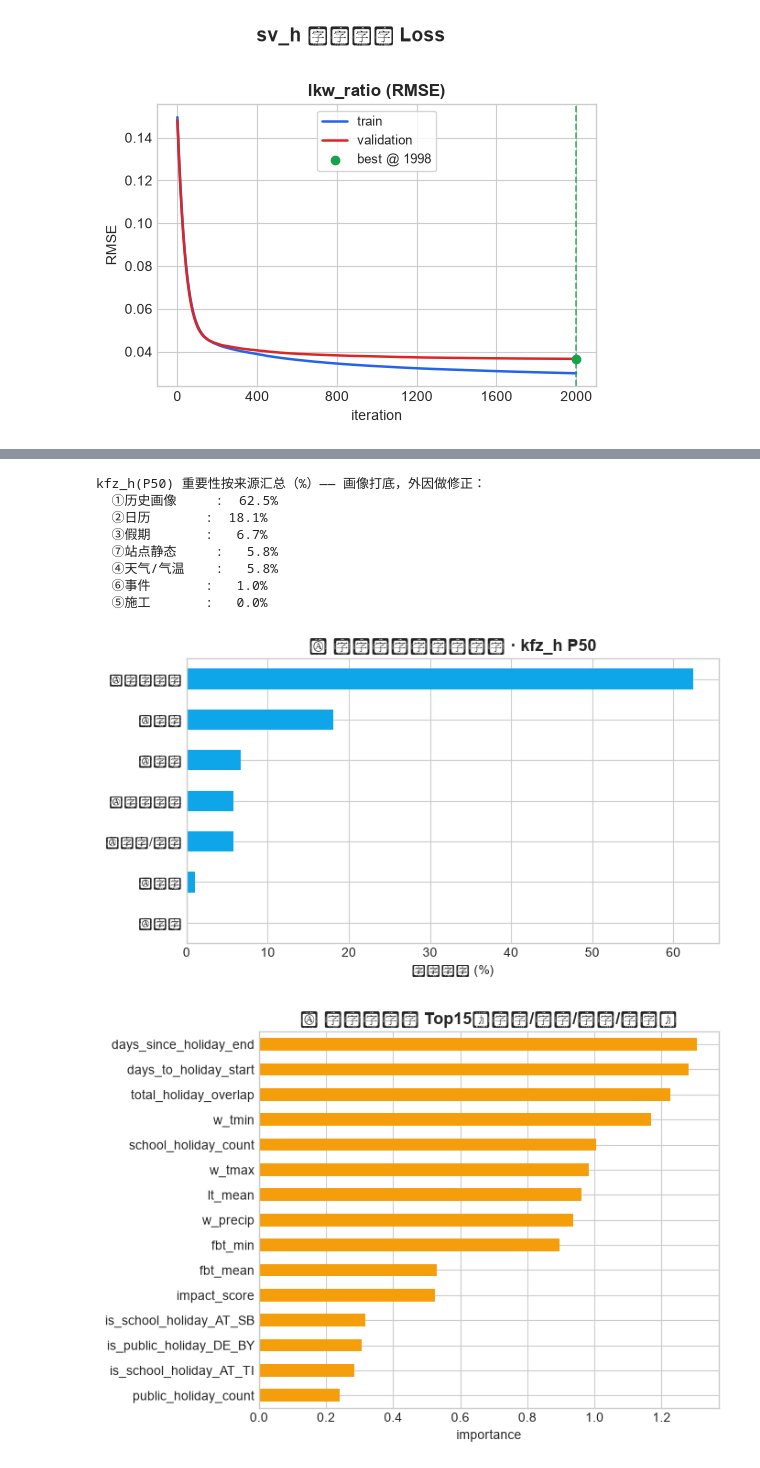
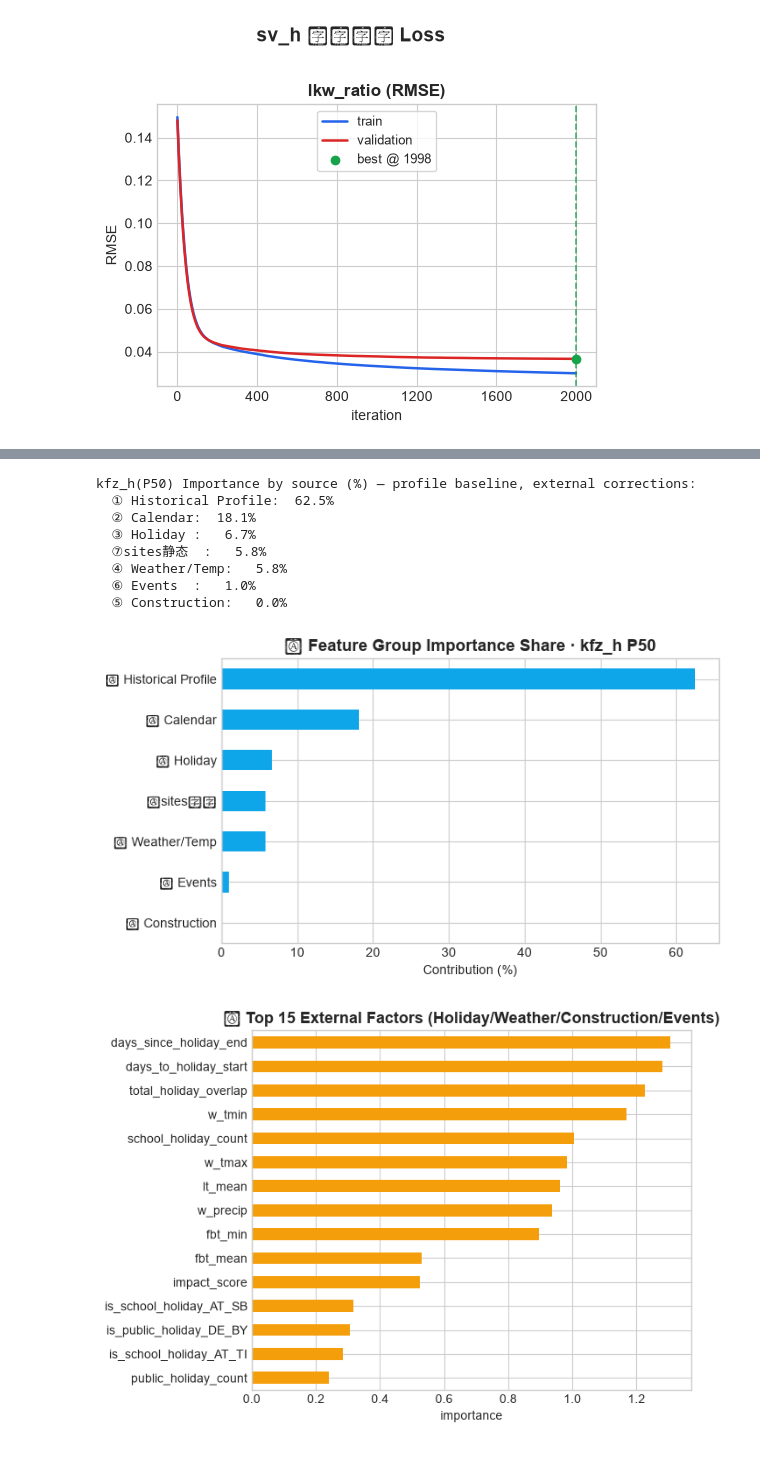
Before and after one commit to ForeverTTT/Autobahn-hackathon, a Jupyter notebook: model/model_notebook.ipynb, the cells around one changed output, grey strips where cells are left out. Cells and saved outputs as stored; diff of their text form; code cells hidden in the pictures.

Commit message:
update catboost model. fix bugs and update relevant docs.

```diff
--- a/model/model_notebook.ipynb
+++ b/model/model_notebook.ipynb
@@ -371,6 +389,6 @@ DATA_DIR  : /Users/huang/Desktop/codenew/autobahn/Autobahn-hackathon/data_autoba
 # %%
 def read_semicolon(path: Path) -> pd.DataFrame:
-    """读取分号分隔表，跳过第 2 行中文说明。"""
+    """读取分号分隔表，跳过第 2 rows中文说明。"""
     return pd.read_csv(path, sep=";", skiprows=[1], dtype=str, keep_default_na=True)
 
 
@@ -382,7 +400,7 @@ def to_num(series: pd.Series) -> pd.Series:
     )
 
 
-# ---------- 2.1 主表：小时交通流量 ----------
+# ---------- 2.1 主表：hours交通流量 ----------
 traffic = read_semicolon(FILES["traffic"])
 for c in ["bab_km", "longitude", "latitude", "kfz_h", "sv_h", "v_kfz"]:
     traffic[c] = to_num(traffic[c])
@@ -403,8 +421,8 @@ traffic.loc[traffic["sv_h"] < 0, "sv_h"] = np.nan
 # v_kfz 仅在 kfz_h>0 时有效
 traffic.loc[(traffic["kfz_h"].isna()) | (traffic["kfz_h"] <= 0), "v_kfz"] = np.nan
 
-print("主表行数:", len(traffic))
-print("站点数  :", traffic["site_id"].nunique(), "->", sorted(traffic["site_id"].unique()))
-print("时间范围:", traffic["ts"].min(), "~", traffic["ts"].max())
+print("Traffic table rows:", len(traffic))
+print("Sites:", traffic["site_id"].nunique(), "->", sorted(traffic["site_id"].unique()))
+print("Time range:", traffic["ts"].min(), "~", traffic["ts"].max())
 traffic[["site_id", "ts", "hour", "weekday", "tagestyp", "kfz_h", "sv_h", "v_kfz"]].head()
 # %% [output]
@@ -761,10 +779,10 @@ PROF_V = ["prof_v_shd", "prof_v_p85", "prof_v_sht"]  # v2: +sht
 COND = HOLIDAY + HOLIDAY_CAT + WEATHER + WEATHER_CAT + TEMP + CONSTRUCTION + EVENTS
 CAT_FEATURES = STATIC_CAT + HOLIDAY_CAT + WEATHER_CAT
 
-# 各目标的特征集合
+# 各target的特征集合
 FEATURES_KFZ = CALENDAR + STATIC_NUM + STATIC_CAT + PROF_KFZ + COND
 FEATURES_LKW = CALENDAR + STATIC_NUM + STATIC_CAT + PROF_KFZ + PROF_LKW + COND
-FEATURES_SPD = CALENDAR + STATIC_NUM + STATIC_CAT + PROF_KFZ + PROF_V + COND
+FEATURES_SPD = CALENDAR + STATIC_NUM + STATIC_CAT + PROF_KFZ + PROF_V + COND + ["kfz_p50_pred"]  # G3: speed model sees flow prediction
 
 
 def make_pool(df, features, target, weight=None):
@@ -777,5 +795,5 @@ def make_pool(df, features, target, weight=None):
     return Pool(X, label=y, cat_features=cats, weight=w)
 
 
-print("kfz 特征数:", len(FEATURES_KFZ), "| 类别特征:", [c for c in CAT_FEATURES if c in FEATURES_KFZ])
+print("kfz 特征数:", len(FEATURES_KFZ), "| categorical features:", [c for c in CAT_FEATURES if c in FEATURES_KFZ])
 # %% [output]
@@ -1829,28 +1879,28 @@ from catboost import Pool
 
 # ---- 7.1 全局特征重要性：画像 vs conditional，按来源分组 ----
 _FI_GROUP = {
-    **{c: "①历史画像" for c in PROF_KFZ + PROF_LKW + PROF_V},
-    **{c: "②日历" for c in CALENDAR},
-    **{c: "③假期" for c in HOLIDAY + HOLIDAY_CAT},
-    **{c: "④天气/气温" for c in WEATHER + WEATHER_CAT + TEMP},
-    **{c: "⑤施工" for c in CONSTRUCTION},
-    **{c: "⑥事件" for c in EVENTS},
-    **{c: "⑦站点静态" for c in STATIC_NUM + STATIC_CAT},
+    **{c: "① Historical Profile" for c in PROF_KFZ + PROF_LKW + PROF_V},
+    **{c: "② Calendar" for c in CALENDAR},
+    **{c: "③ Holiday" for c in HOLIDAY + HOLIDAY_CAT},
+    **{c: "④ Weather/Temp" for c in WEATHER + WEATHER_CAT + TEMP},
+    **{c: "⑤ Construction" for c in CONSTRUCTION},
+    **{c: "⑥ Events" for c in EVENTS},
+    **{c: "⑦sites静态" for c in STATIC_NUM + STATIC_CAT},
 }
 
 fi_imp = pd.Series(kfz_model.get_feature_importance(), index=FEATURES_KFZ)
-grp = (fi_imp.groupby(fi_imp.index.map(lambda c: _FI_GROUP.get(c, "其它")))
+grp = (fi_imp.groupby(fi_imp.index.map(lambda c: _FI_GROUP.get(c, "Other")))
              .sum().sort_values(ascending=False))
 grp_pct = (grp / grp.sum() * 100).round(1)
 
-print("kfz_h(P50) 重要性按来源汇总（%）—— 画像打底，外因做修正：")
+print("kfz_h(P50) Importance by source (%) — profile baseline, external corrections:")
 for gname, gv in grp_pct.items():
     print(f"  {gname:10s}: {gv:5.1f}%")
 
 fig, ax = plt.subplots(figsize=(7, 4))
 grp_pct[::-1].plot.barh(ax=ax, color="#0ea5e9")
-ax.set_title("① 特征来源重要性占比 · kfz_h P50", fontsize=13, fontweight="bold")
-ax.set_xlabel("贡献占比 (%)")
+ax.set_title("① Feature Group Importance Share · kfz_h P50", fontsize=13, fontweight="bold")
+ax.set_xlabel("Contribution (%)")
 fig.tight_layout(); plt.show()
 
 # ---- 7.2 外因(conditional)修正项排名：可干预/可解释的偏移因素 ----
@@ -1858,48 +1908,48 @@ cond_cols = HOLIDAY + HOLIDAY_CAT + WEATHER + WEATHER_CAT + TEMP + CONSTRUCTION
 cond_fi = fi_imp[[c for c in cond_cols if c in fi_imp.index]].sort_values(ascending=False).head(15)
 fig, ax = plt.subplots(figsize=(7, 5))
 cond_fi[::-1].plot.barh(ax=ax, color="#f59e0b")
-ax.set_title("② 外因修正项 Top15（假期/天气/施工/事件）", fontsize=13, fontweight="bold")
+ax.set_title("② Top 15 External Factors (Holiday/Weather/Construction/Events)", fontsize=13, fontweight="bold")
 ax.set_xlabel("importance"); fig.tight_layout(); plt.show()
 
-# ---- 7.3 单点 SHAP 归因：挑验证集真实高峰小时，看模型「为什么」预测高 ----
+# ---- 7.3 Single-point SHAP Attribution：挑验证集真实高峰hours，看模型「为什么」prediction高 ----
 # SHAP = base_value + Σ(每个特征加减贡献)，加法可读，直接对接调度解释
 _cats = [c for c in CAT_FEATURES if c in FEATURES_KFZ]
 _X = va_kfz[FEATURES_KFZ].copy()
 for c in _cats:
     _X[c] = _X[c].astype(str)
 _shap_raw = kfz_model.get_feature_importance(
     Pool(_X, cat_features=_cats), type="ShapValues")
 # MultiQuantile returns shape (N, n_quantiles, n_feat+1); extract P50 (index 1)
 _shap = _shap_raw[:, 1, :] if _shap_raw.ndim == 3 else _shap_raw  # (n, n_feat+1)
 
 _idx = int(np.argmax(va_kfz["kfz_h"].to_numpy()))     # 真实流量最高的样本
 base_value = _shap[_idx, -1]
 contrib = pd.Series(_shap[_idx, :-1], index=FEATURES_KFZ)
 top = contrib.reindex(contrib.abs().sort_values(ascending=False).index).head(12)
 
 _row = va_kfz.iloc[_idx]
-print(f"\n单点 SHAP 归因  站点={_row['site_id']}  {_row['ts']}  实测={_row['kfz_h']:.0f} 辆/h")
-print(f"  基线(base) {base_value:8.0f}  + 各特征贡献 = 预测 {base_value + contrib.sum():.0f}")
-print("  主要驱动（正=推高流量, 负=压低）:")
+print(f"\nSingle-point SHAP Attribution  site={_row['site_id']}  {_row['ts']}  actual={_row['kfz_h']:.0f} veh/h")
+print(f"  baseline {base_value:8.0f}  + feature contributions = prediction {base_value + contrib.sum():.0f}")
+print("  Top drivers (+ = pushes flow up, − = pushes down):")
 for fname, fv in top.items():
-    print(f"    {fname:22s} {fv:+8.1f}   (取值={_row[fname]})")
+    print(f"    {fname:22s} {fv:+8.1f}   (value={_row[fname]})")
 
 _colors = ["#dc2626" if v > 0 else "#2563eb" for v in top[::-1]]
 fig, ax = plt.subplots(figsize=(8, 5))
 top[::-1].plot.barh(ax=ax, color=_colors)
 ax.axvline(0, color="#111827", lw=0.8)
-ax.set_title(f"③ SHAP 单点归因 · {_row['site_id']} @ {_row['ts']:%Y-%m-%d %H:%M}",
+ax.set_title(f"③ SHAP Single-Point Attribution · {_row['site_id']} @ {_row['ts']:%Y-%m-%d %H:%M}",
              fontsize=12, fontweight="bold")
-ax.set_xlabel("对预测流量的贡献 (辆/h)")
+ax.set_xlabel("SHAP Contribution (veh/h)")
 fig.tight_layout(); plt.show()
 # %% [output]
-kfz_h(P50) 重要性按来源汇总（%）—— 画像打底，外因做修正：
-  ①历史画像     :  62.5%
-  ②日历       :  18.1%
-  ③假期       :   6.7%
-  ⑦站点静态     :   5.8%
-  ④天气/气温    :   5.8%
-  ⑥事件       :   1.0%
-  ⑤施工       :   0.0%
+kfz_h(P50) Importance by source (%) — profile baseline, external corrections:
+  ① Historical Profile:  62.5%
+  ② Calendar:  18.1%
+  ③ Holiday :   6.7%
+  ⑦sites静态  :   5.8%
+  ④ Weather/Temp:   5.8%
+  ⑥ Events  :   1.0%
+  ⑤ Construction:   0.0%
-[figure, old version]
+[figure, new version]
-[figure, old version]
+[figure, new version]
```
Also changed, not shown: parts of 44 cells of this notebook, 13 other files.
